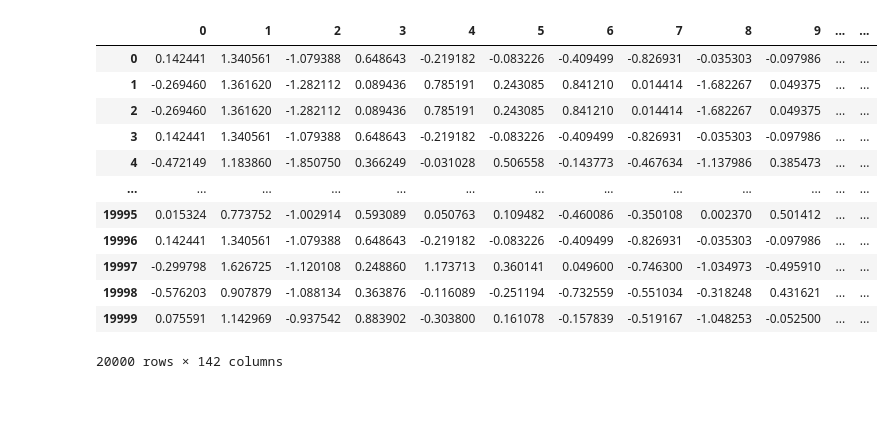
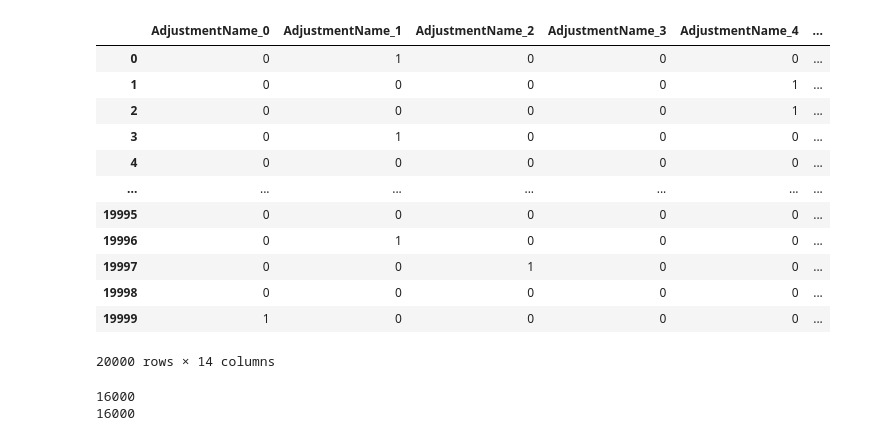
Before and after one commit to AbbyKatt/mycode, a Jupyter notebook: AI_Adjustments_Proto/EmbeddingsTest.ipynb, the cells around one changed output. Saved outputs shown, nothing was run; the diff lists cells and outputs as text; code cells hidden in the pictures; blank space fills up the shorter version.

```diff
--- a/AI_Adjustments_Proto/EmbeddingsTest.ipynb
+++ b/AI_Adjustments_Proto/EmbeddingsTest.ipynb
@@ -76,52 +76,61 @@ for AdjustmentName in AdjustmentNames:
 df2=df[['AdjustmentName']]
 
 #Get list of unique values produce mapping to numeric index
 uniqueValues=df2['AdjustmentName'].unique()
 uniqueValues.sort()
 
 #Create a dictionary of unique values
 uniqueValuesDict={}
 for i in range(len(uniqueValues)):
     uniqueValuesDict[uniqueValues[i]]=i
 
 #Create an inverse dictionary of unique values
 uniqueValuesDictInverse={}
 for i in range(len(uniqueValues)):
     uniqueValuesDictInverse[i]=uniqueValues[i]
 
 #Get AdjustmentName column as a list
 AdjustmentNames = df2['AdjustmentName'].tolist()
 
 #Replace AdjustmentName with numeric index
 for i in range(len(AdjustmentNames)):
     AdjustmentNames[i]=uniqueValuesDict[AdjustmentNames[i]]
 
 #Make new dataframe from AdjustmentNames
-df_encoded = pd.DataFrame(AdjustmentNames, columns=['AdjustmentName'])
+y = pd.DataFrame(AdjustmentNames, columns=['AdjustmentName'])
+
+#onehot encode the AdjustmentName column
+y = pd.get_dummies(y, columns=['AdjustmentName'])
 
 #Unpack lists in queryList and turn into a dataframe grid
 import numpy as np
 df_query = pd.DataFrame(np.array(queryList).reshape(len(queryList), 128))
 
-#Prepend df_query to df_encoded
-df_encoded = pd.concat([df_query, df_encoded], axis=1)
-df_encoded
+
+#df_query
+y
 # %% [output]
-|  | 0 | 1 | 2 | 3 | 4 | 5 | 6 | 7 | 8 | 9 | ... | ... |
-| 0 | 0.142441 | 1.340561 | -1.079388 | 0.648643 | -0.219182 | -0.083226 | -0.409499 | -0.826931 | -0.035303 | -0.097986 | ... | ... |
-| 1 | -0.269460 | 1.361620 | -1.282112 | 0.089436 | 0.785191 | 0.243085 | 0.841210 | 0.014414 | -1.682267 | 0.049375 | ... | ... |
-| 2 | -0.269460 | 1.361620 | -1.282112 | 0.089436 | 0.785191 | 0.243085 | 0.841210 | 0.014414 | -1.682267 | 0.049375 | ... | ... |
-| 3 | 0.142441 | 1.340561 | -1.079388 | 0.648643 | -0.219182 | -0.083226 | -0.409499 | -0.826931 | -0.035303 | -0.097986 | ... | ... |
-| 4 | -0.472149 | 1.183860 | -1.850750 | 0.366249 | -0.031028 | 0.506558 | -0.143773 | -0.467634 | -1.137986 | 0.385473 | ... | ... |
-| ... | ... | ... | ... | ... | ... | ... | ... | ... | ... | ... | ... | ... |
-| 19995 | 0.015324 | 0.773752 | -1.002914 | 0.593089 | 0.050763 | 0.109482 | -0.460086 | -0.350108 | 0.002370 | 0.501412 | ... | ... |
-| 19996 | 0.142441 | 1.340561 | -1.079388 | 0.648643 | -0.219182 | -0.083226 | -0.409499 | -0.826931 | -0.035303 | -0.097986 | ... | ... |
-| 19997 | -0.299798 | 1.626725 | -1.120108 | 0.248860 | 1.173713 | 0.360141 | 0.049600 | -0.746300 | -1.034973 | -0.495910 | ... | ... |
-| 19998 | -0.576203 | 0.907879 | -1.088134 | 0.363876 | -0.116089 | -0.251194 | -0.732559 | -0.551034 | -0.318248 | 0.431621 | ... | ... |
-| 19999 | 0.075591 | 1.142969 | -0.937542 | 0.883902 | -0.303800 | 0.161078 | -0.157839 | -0.519167 | -1.048253 | -0.052500 | ... | ... |
+|  | AdjustmentName_0 | AdjustmentName_1 | AdjustmentName_2 | AdjustmentName_3 | AdjustmentName_4 | ... |
+| 0 | 0 | 1 | 0 | 0 | 0 | ... |
+| 1 | 0 | 0 | 0 | 0 | 1 | ... |
+| 2 | 0 | 0 | 0 | 0 | 1 | ... |
+| 3 | 0 | 1 | 0 | 0 | 0 | ... |
+| 4 | 0 | 0 | 0 | 0 | 0 | ... |
+| ... | ... | ... | ... | ... | ... | ... |
+| 19995 | 0 | 0 | 0 | 0 | 0 | ... |
+| 19996 | 0 | 1 | 0 | 0 | 0 | ... |
+| 19997 | 0 | 0 | 1 | 0 | 0 | ... |
+| 19998 | 0 | 0 | 0 | 0 | 0 | ... |
+| 19999 | 1 | 0 | 0 | 0 | 0 | ... |
-20000 rows × 142 columns
+20000 rows × 14 columns
 # %%
 #Break into test and training sets
 from sklearn.model_selection import train_test_split
-X_train, X_test, y_train, y_test = train_test_split(df_encoded, df_encoded, test_size=0.2, random_state=42)
+X_train, X_test, y_train, y_test = train_test_split(df_query, y, test_size=0.2, random_state=42)
+
+print(len(X_train))
+print(len(y_train))
+# %% [output]
+16000
+16000
 # %%
```
Also changed, not shown: parts of 3 cells of this notebook.
